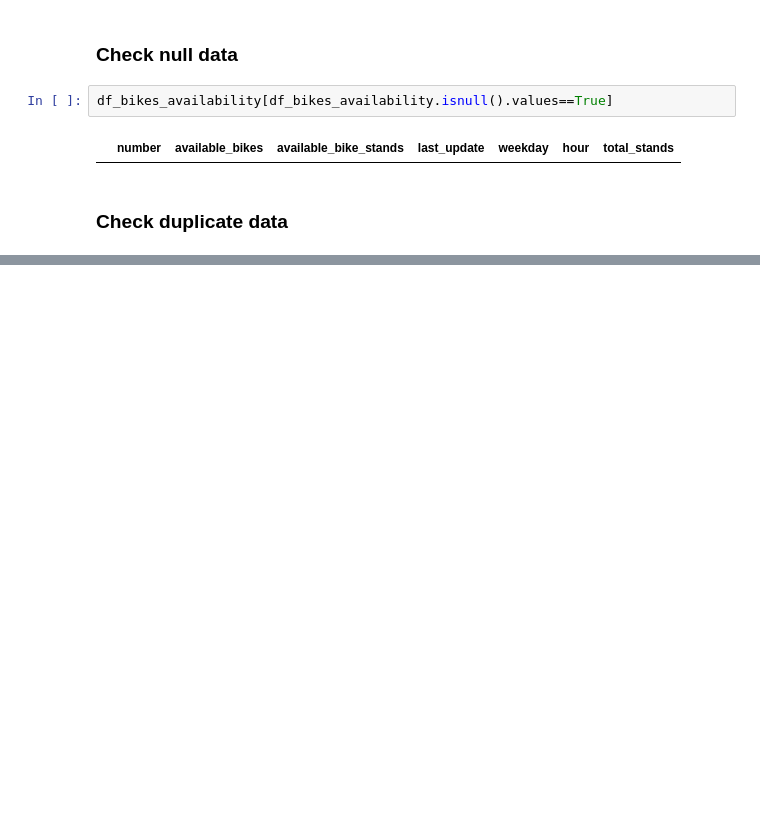
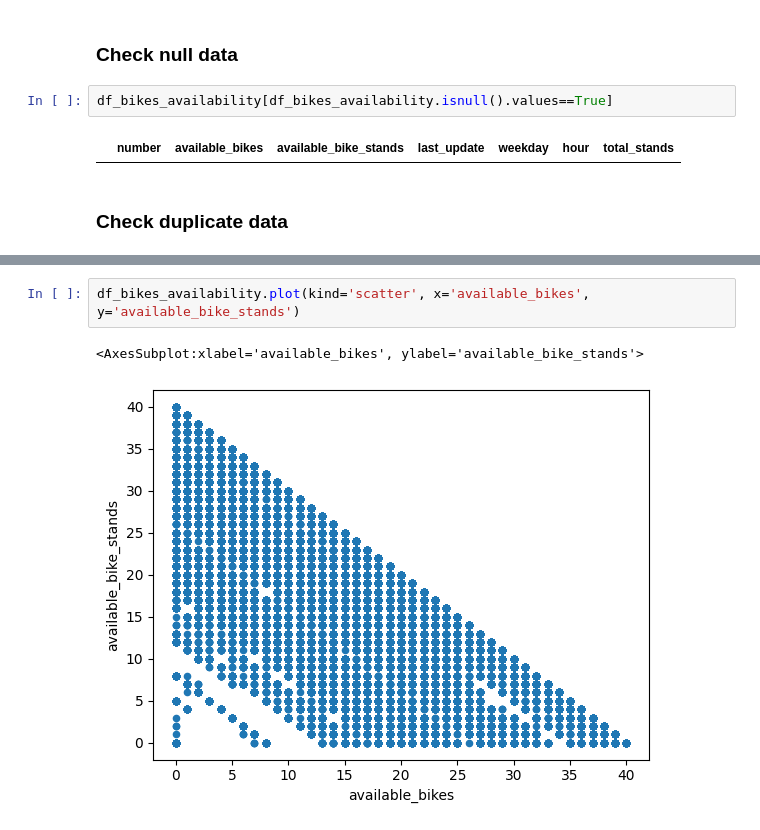
Before and after one commit to yifanwu0097/BikeBeehive, a Jupyter notebook: MachineLearning/models.ipynb, the cells around one changed output, grey strips where cells are left out. Drawn from its saved outputs; the diff is of its cells as text; blank space fills up the shorter version.

```diff
--- a/MachineLearning/models.ipynb
+++ b/MachineLearning/models.ipynb
@@ -72,0 +129,5 @@ df_bikes_availability[df_bikes_availability.isnull().values==True]
+# %%
+df_bikes_availability.plot(kind='scatter', x='available_bikes', y='available_bike_stands')
+# %% [output]
+<AxesSubplot:xlabel='available_bikes', ylabel='available_bike_stands'>
+[figure, added]
```
Also changed, not shown: parts of 25 cells of this notebook, 3 other files.
